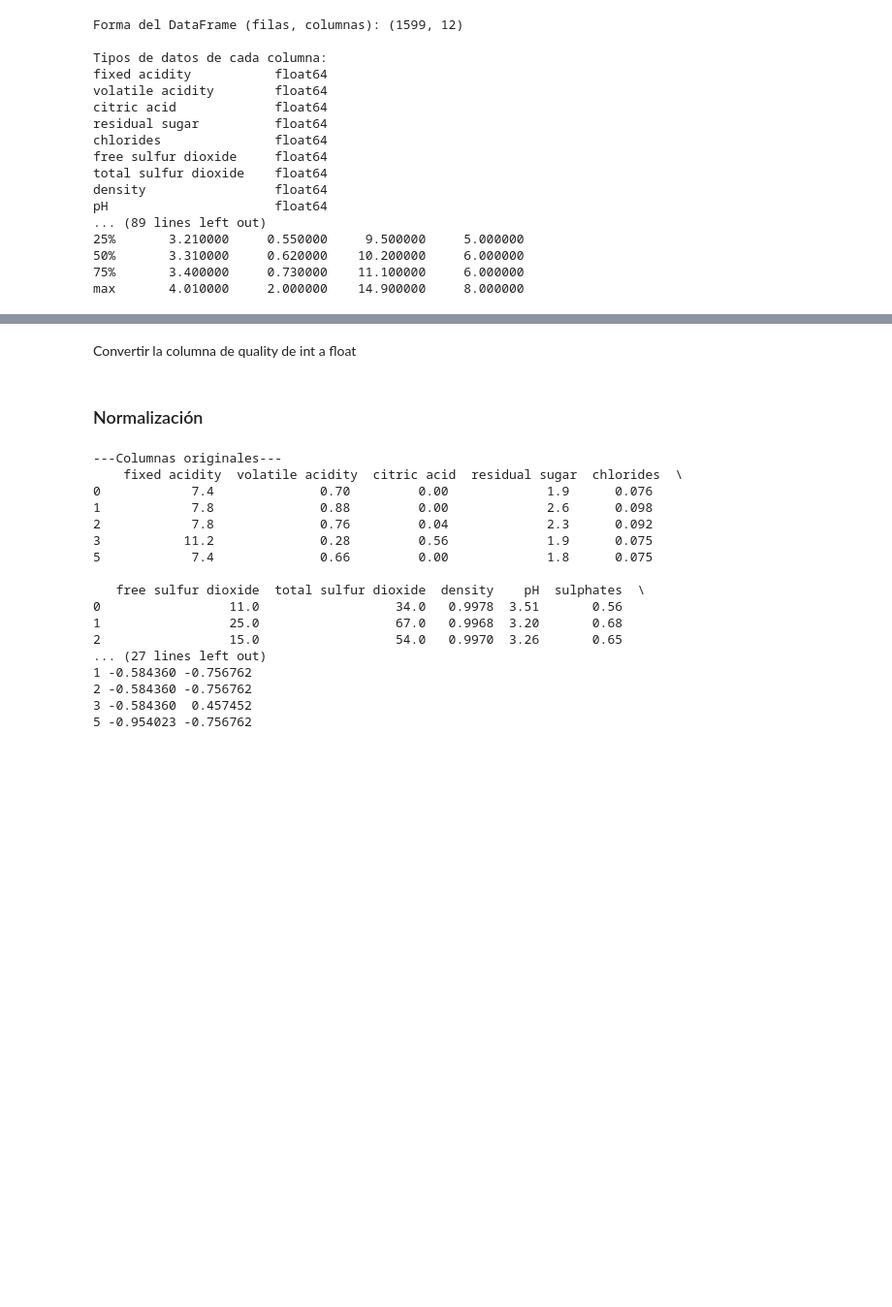
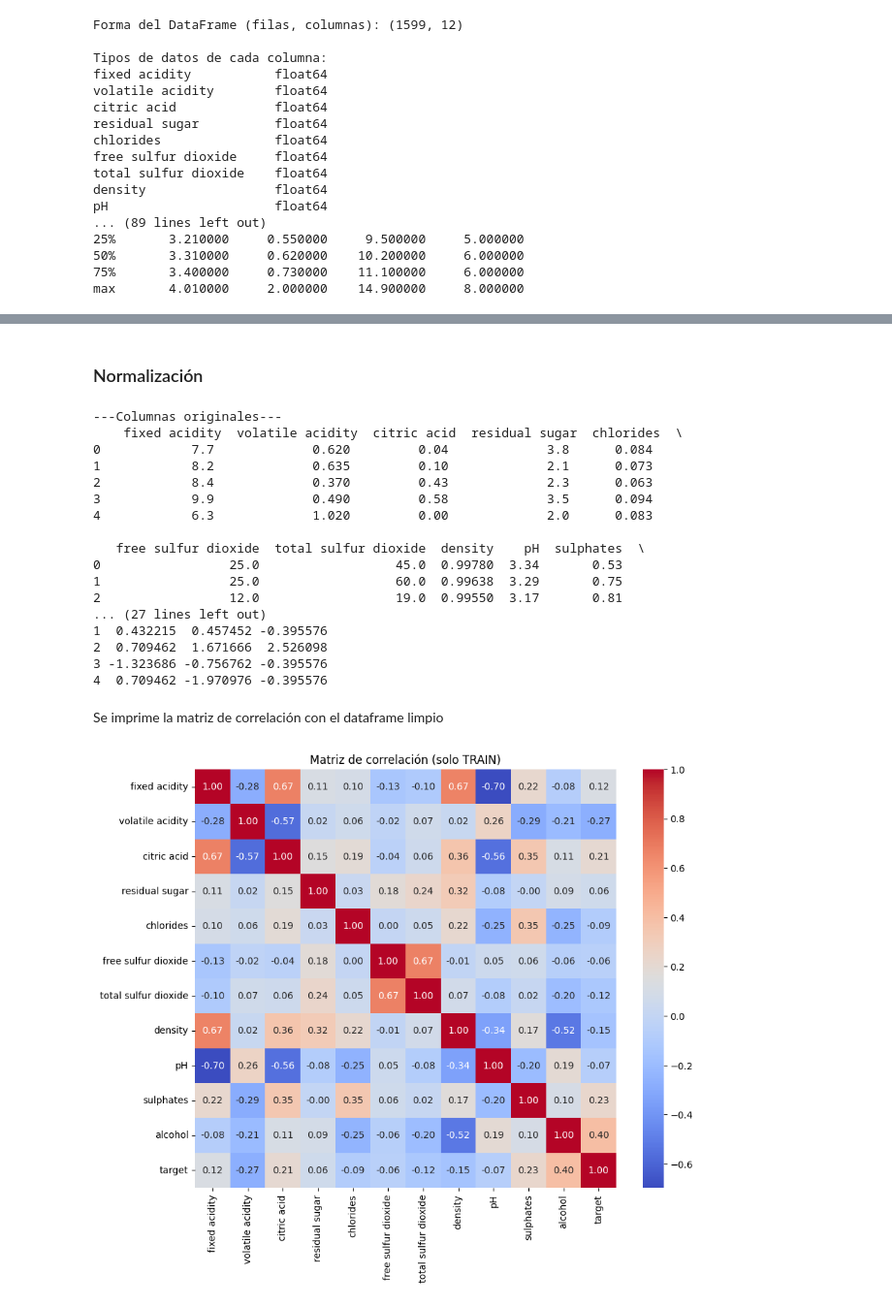
Before and after one commit to JosePablo-Tec/RegresionLogistica, a Jupyter notebook: RegresionLogistica.ipynb, the cells around one changed output, grey strips where cells are left out. Shown: that part at 97% size. Cells and saved outputs as stored; diff of their text form; code cells hidden in the pictures; blank space fills up the shorter version.

Commit message:
Data cleansing

```diff
--- a/RegresionLogistica.ipynb
+++ b/RegresionLogistica.ipynb
@@ -193,0 +339,16 @@ Asimetría: 1.251, Curtosis: 2.024
+# %%
+# Calcular límites solo con train
+limites = calcular_limites(dftrain)
+
+#Los datasets limpios serán dftrain_clean, dfval_clean, dftest_clean
+# Aplicar límites a cada conjunto
+dftrain_clean, rep_train = aplicar_limites(dftrain, limites)
+dfval_clean,   rep_val   = aplicar_limites(dfval,   limites)
+dftest_clean,  rep_test  = aplicar_limites(dftest,  limites)
+
+print("Reporte TRAIN")
+print(rep_train)
+print("Reporte VAL")
+print(rep_val)
+print("Reporte TEST")
+print(rep_test)
@@ -224,2 +376,0 @@ Duplicados totales después de eliminar: 0
-# %% [markdown]
-Convertir la columna de quality de int a float
@@ -239,23 +388,55 @@ for col in num_cols:
 
 print("---Columnas originales---\n", df.head())
 print("\n---Columnas normalizadas---\n", df_norm.head())
+
+
+# Seleccionar solo columnas numéricas para normalizar (excluyendo 'quality' y 'target')
+num_cols = [c for c in dftrain_clean.select_dtypes(include=[np.number]).columns
+            if c not in ['quality','target']]
+
+# Calcular media y std SOLO en TRAIN
+mean = dftrain_clean[num_cols].mean()
+std = dftrain_clean[num_cols].std(ddof=0)
+
+# Se normaliza para train, val y test
+dftrain_scaled = dftrain_clean.copy()
+dfval_scaled   = dfval_clean.copy()
+dftest_scaled  = dftest_clean.copy()
+
+dftrain_scaled[num_cols] = (dftrain_clean[num_cols] - mean) / std
+dfval_scaled[num_cols]   = (dfval_clean[num_cols]   - mean) / std
+dftest_scaled[num_cols]  = (dftest_clean[num_cols]  - mean) / std
 # %% [output]
 ---Columnas originales---
     fixed acidity  volatile acidity  citric acid  residual sugar  chlorides  \
-0            7.4              0.70         0.00             1.9      0.076
-1            7.8              0.88         0.00             2.6      0.098
-2            7.8              0.76         0.04             2.3      0.092
-3           11.2              0.28         0.56             1.9      0.075
-5            7.4              0.66         0.00             1.8      0.075
+0            7.7             0.620         0.04             3.8      0.084
+1            8.2             0.635         0.10             2.1      0.073
+2            8.4             0.370         0.43             2.3      0.063
+3            9.9             0.490         0.58             3.5      0.094
+4            6.3             1.020         0.00             2.0      0.083
 
    free sulfur dioxide  total sulfur dioxide  density    pH  sulphates  \
-0                 11.0                  34.0   0.9978  3.51       0.56
-1                 25.0                  67.0   0.9968  3.20       0.68
-2                 15.0                  54.0   0.9970  3.26       0.65
+0                 25.0                  45.0  0.99780  3.34       0.53
+1                 25.0                  60.0  0.99638  3.29       0.75
+2                 12.0                  19.0  0.99550  3.17       0.81
 ... (27 lines left out)
-1 -0.584360 -0.756762
-2 -0.584360 -0.756762
-3 -0.584360  0.457452
-5 -0.954023 -0.756762
+1  0.432215  0.457452 -0.395576
+2  0.709462  1.671666  2.526098
+3 -1.323686 -0.756762 -0.395576
+4  0.709462 -1.970976 -0.395576
+# %% [markdown]
+Se imprime la matriz de correlación con el dataframe limpio
+# %%
+# Excluimos 'quality' y 'target' para no mezclar
+features = [c for c in dftrain_scaled.columns if c not in ['quality','target']]
+
+corr = dftrain_scaled[features + ['target']].corr()
+
+plt.figure(figsize=(10,8))
+sns.heatmap(corr, annot=True, cmap='coolwarm', fmt=".2f")
+plt.title("Matriz de correlación (solo TRAIN)")
+plt.show()
+# %% [output]
+[figure, added]
 # %% [markdown]
 ## Análisis de características(EDA) con los datos normalizados
```
Also changed, not shown: parts of 25 cells of this notebook, 1 other file.
